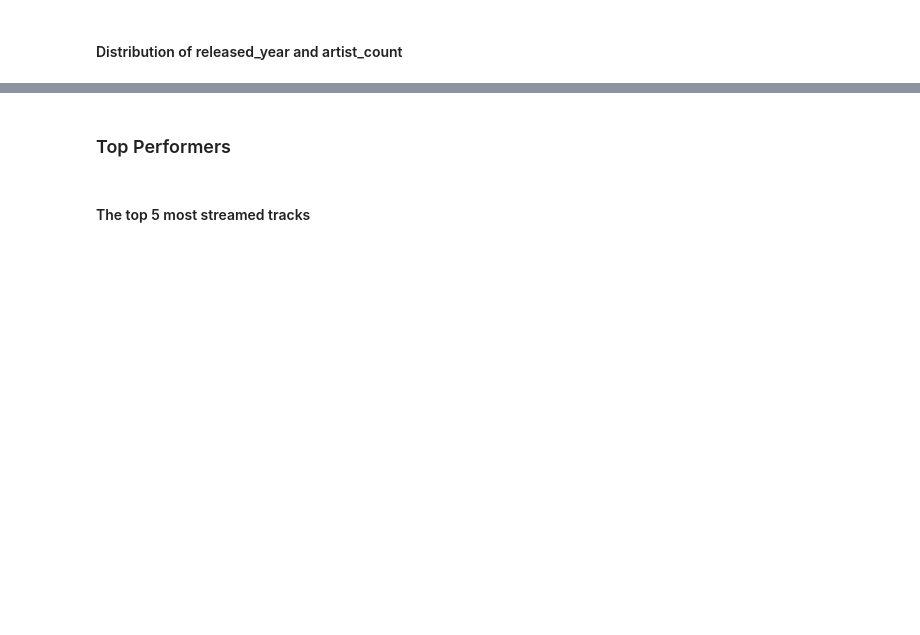
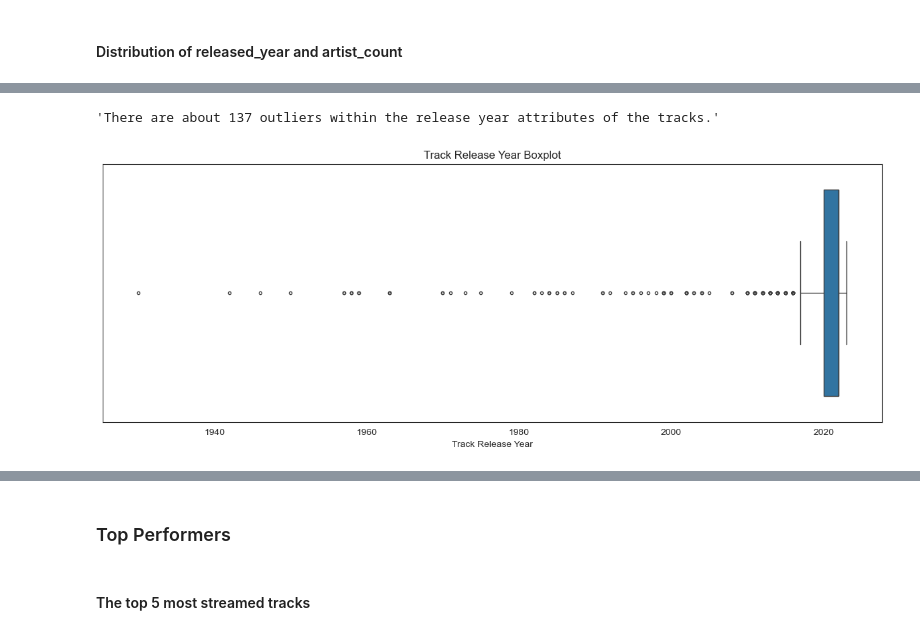
Before and after one commit to Angel0po/EDA_BON-AO, a Jupyter notebook: EDA_BON-AO.ipynb, the cells around one changed output, grey strips where cells are left out. Saved outputs shown, nothing was run; the diff lists cells and outputs as text; code cells hidden in the pictures; blank space fills up the shorter version.

```diff
--- a/EDA_BON-AO.ipynb
+++ b/EDA_BON-AO.ipynb
@@ -396 +413,28 @@ ax.grid(True, axis="y", color="gray", alpha=0.5)
+# %%
+Q1ry = df_spotify['released_year'].quantile(0.25)
+# Defines 1st quartile
+Q3ry = df_spotify['released_year'].quantile(0.75)
+# Defines 2nd quartile
+IQRry = Q3ry - Q1ry
+
+# Equation for finding outliers within a given data
+outliers_ry = df_spotify[(df_spotify['released_year'] < Q1ry - 1.5 * IQRry) | (df_spotify['released_year'] > Q3ry + 1.5 * IQRry)]
+ry_outliers_num = outliers_ry.shape[0]
+f"There are about {ry_outliers_num} outliers within the release year attributes of the tracks."
+# %% [output]
+'There are about 137 outliers within the release year attributes of the tracks.'
+# %%
+plt.figure(figsize=(15, 5))
+# To size the boxplots
+
+sns.boxplot(x=df_spotify['released_year'], fliersize=3)
+# Creates boxplot and resize the outlier data points
+
+plt.title("Track Release Year Boxplot")
+# Sets title for the boxplot
+plt.xlabel("Track Release Year")
+# Labels x-axis
+plt.show()
+# %% [output]
+[figure, added]
 # %%
```
Also changed, not shown: parts of 37 cells of this notebook.
